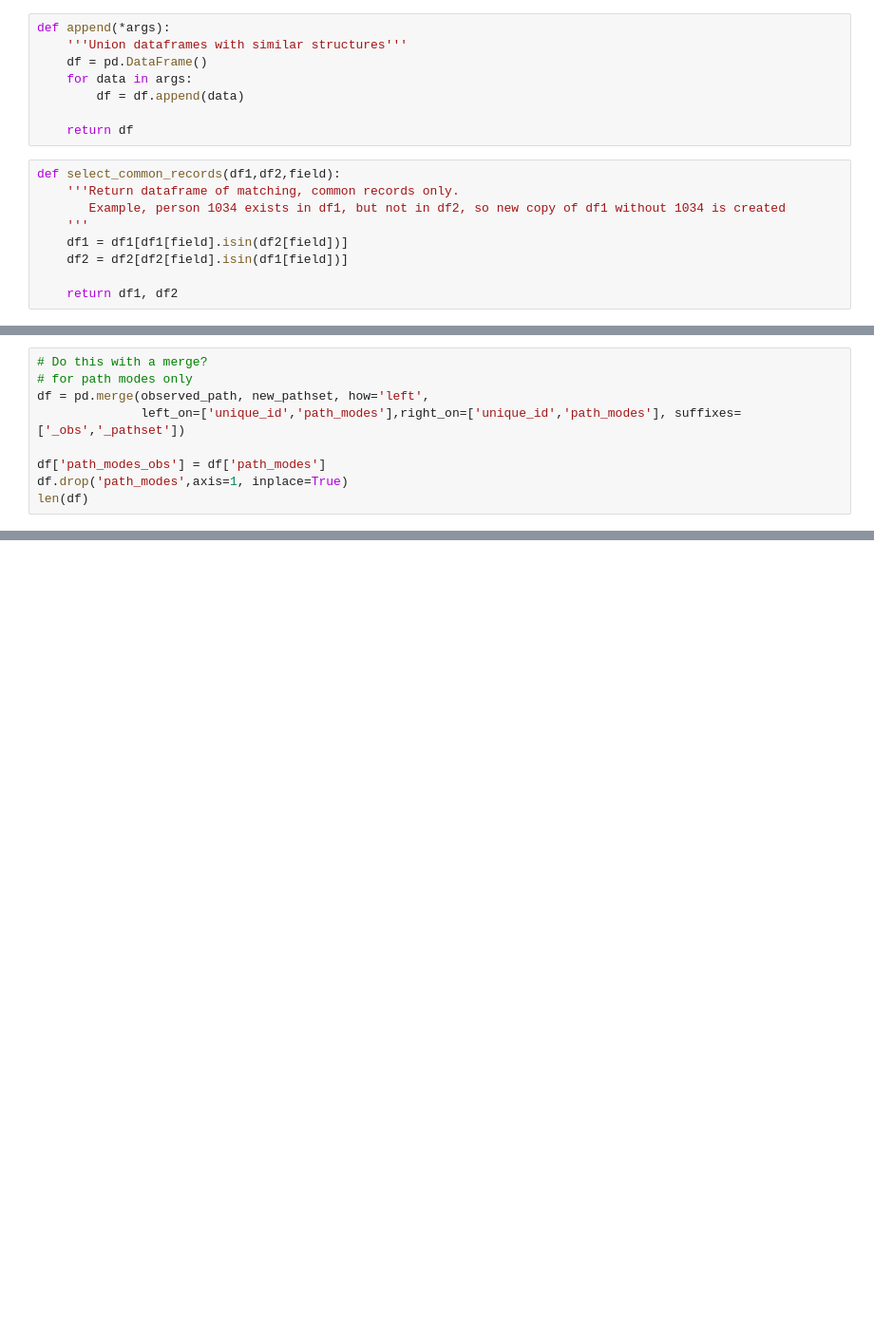
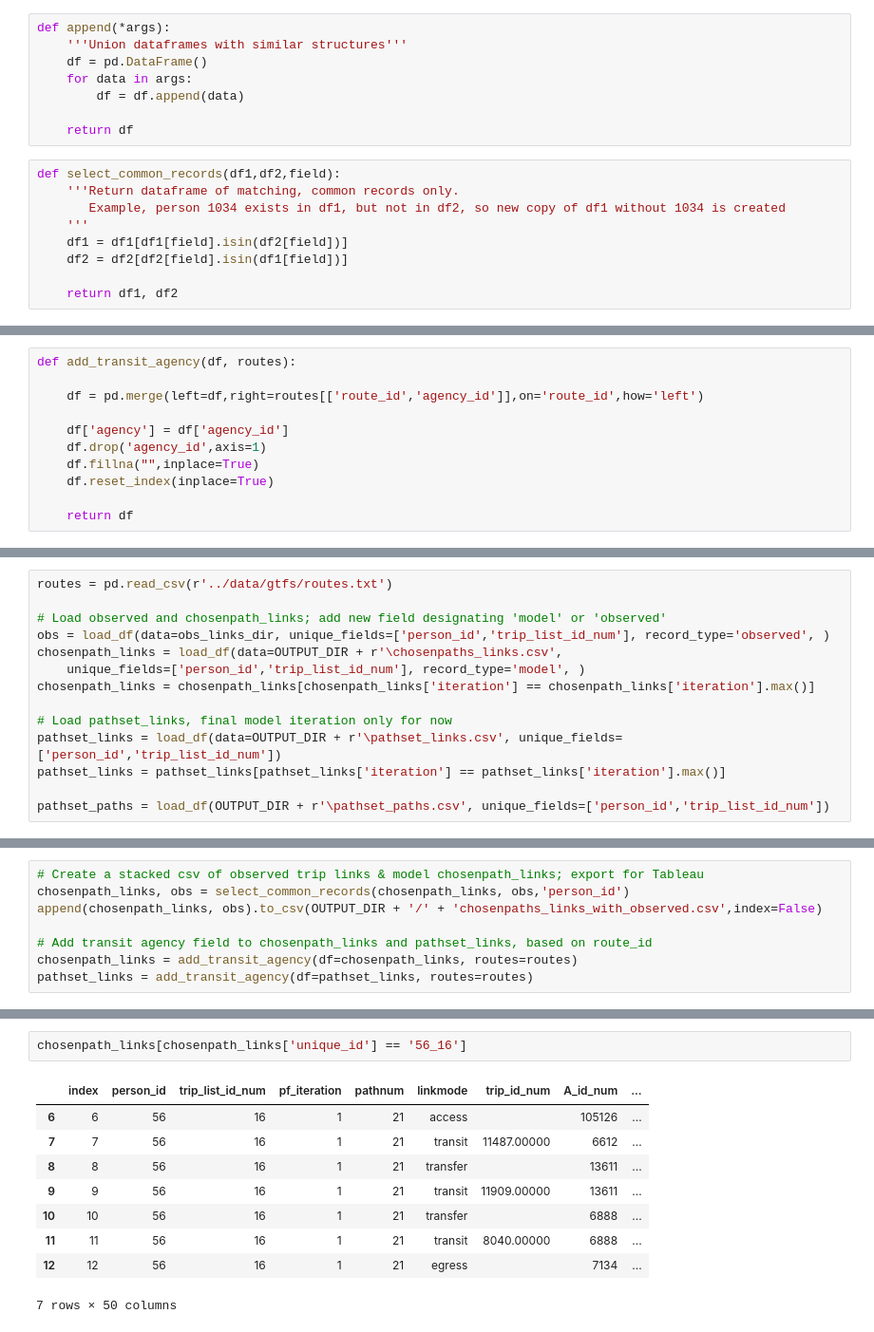
Before and after one commit to sfcta/fast-trips-validation, a Jupyter notebook: notebooks/prepare_fasttrips.ipynb, the cells around one changed output, grey strips where cells are left out. Shown at 95% size. Saved outputs shown, nothing was run; the diff lists cells and outputs as text; blank space fills up the shorter version.

Commit message:
updating notebook and viz_prep scripts, cleaned and updated for latest data

```diff
--- a/notebooks/prepare_fasttrips.ipynb
+++ b/notebooks/prepare_fasttrips.ipynb
@@ -520,9 +45,0 @@ new_pathset['pathnum'] = new_pathset.index.get_level_values(1)
-# %%
-# Do this with a merge?
-# for path modes only
-df = pd.merge(observed_path, new_pathset, how='left',
-              left_on=['unique_id','path_modes'],right_on=['unique_id','path_modes'], suffixes=['_obs','_pathset'])
-
-df['path_modes_obs'] = df['path_modes']
-df.drop('path_modes',axis=1, inplace=True)
-len(df)
@@ -647,0 +46,11 @@ export_df
+# %%
+def add_transit_agency(df, routes):
+
+    df = pd.merge(left=df,right=routes[['route_id','agency_id']],on='route_id',how='left')
+
+    df['agency'] = df['agency_id']
+    df.drop('agency_id',axis=1)
+    df.fillna("",inplace=True)
+    df.reset_index(inplace=True)
+
+    return df
@@ -647,0 +95,14 @@ export_df
+# %%
+routes = pd.read_csv(r'../data/gtfs/routes.txt')
+
+# Load observed and chosenpath_links; add new field designating 'model' or 'observed'
+obs = load_df(data=obs_links_dir, unique_fields=['person_id','trip_list_id_num'], record_type='observed', )
+chosenpath_links = load_df(data=OUTPUT_DIR + r'\chosenpaths_links.csv',
+    unique_fields=['person_id','trip_list_id_num'], record_type='model', )
+chosenpath_links = chosenpath_links[chosenpath_links['iteration'] == chosenpath_links['iteration'].max()]
+
+# Load pathset_links, final model iteration only for now
+pathset_links = load_df(data=OUTPUT_DIR + r'\pathset_links.csv', unique_fields=['person_id','trip_list_id_num'])
+pathset_links = pathset_links[pathset_links['iteration'] == pathset_links['iteration'].max()]
+
+pathset_paths = load_df(OUTPUT_DIR + r'\pathset_paths.csv', unique_fields=['person_id','trip_list_id_num'])
@@ -647,0 +111,8 @@ export_df
+# %%
+# Create a stacked csv of observed trip links & model chosenpath_links; export for Tableau
+chosenpath_links, obs = select_common_records(chosenpath_links, obs,'person_id')
+append(chosenpath_links, obs).to_csv(OUTPUT_DIR + '/' + 'chosenpaths_links_with_observed.csv',index=False)
+
+# Add transit agency field to chosenpath_links and pathset_links, based on route_id
+chosenpath_links = add_transit_agency(df=chosenpath_links, routes=routes)
+pathset_links = add_transit_agency(df=pathset_links, routes=routes)
@@ -647,0 +162,12 @@ export_df
+# %%
+chosenpath_links[chosenpath_links['unique_id'] == '56_16']
+# %% [output]
+|  | index | person_id | trip_list_id_num | pf_iteration | pathnum | linkmode | trip_id_num | A_id_num | ... |
+| 6 | 6 | 56 | 16 | 1 | 21 | access |  | 105126 | ... |
+| 7 | 7 | 56 | 16 | 1 | 21 | transit | 11487.00000 | 6612 | ... |
+| 8 | 8 | 56 | 16 | 1 | 21 | transfer |  | 13611 | ... |
+| 9 | 9 | 56 | 16 | 1 | 21 | transit | 11909.00000 | 13611 | ... |
+| 10 | 10 | 56 | 16 | 1 | 21 | transfer |  | 6888 | ... |
+| 11 | 11 | 56 | 16 | 1 | 21 | transit | 8040.00000 | 6888 | ... |
+| 12 | 12 | 56 | 16 | 1 | 21 | egress |  | 7134 | ... |
+7 rows × 50 columns
```
Also changed, not shown: parts of 122 cells of this notebook, 3 other files.
